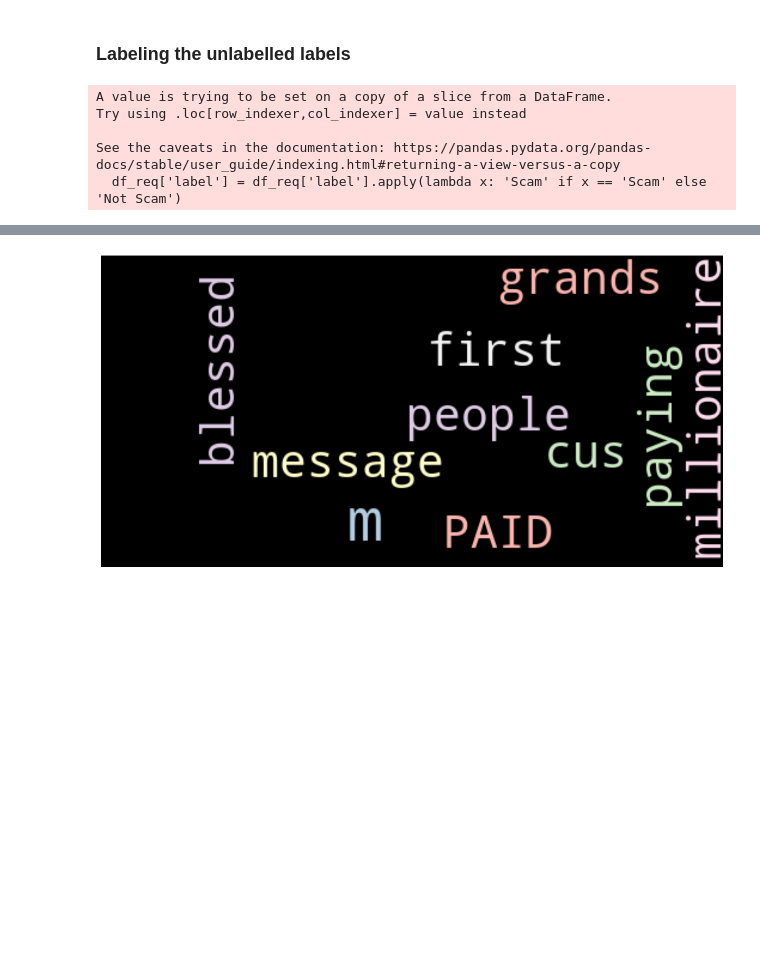
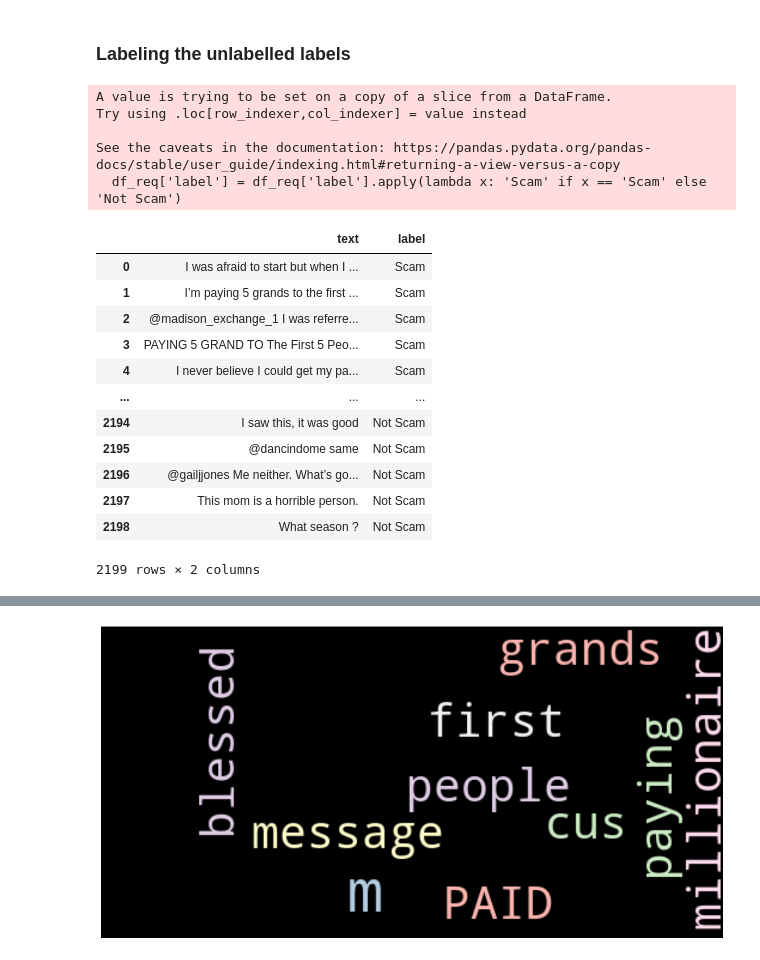
Before and after one commit to Taoheed-O/Spam_Detector_using_RNN_LSTM, a Jupyter notebook: main.ipynb, the cells around one changed output, grey strips where cells are left out. Cells and saved outputs as stored; diff of their text form; code cells hidden in the pictures; blank space fills up the shorter version.

Commit message:
starting project

```diff
--- a/main.ipynb
+++ b/main.ipynb
@@ -75,9 +82,23 @@ memory usage: 34.5+ KB
 ### Labeling the unlabelled labels
 # %%
 df_req['label'] = df_req['label'].apply(lambda x: 'Scam' if x == 'Scam' else 'Not Scam')
+df_req
 # %% [output]
 A value is trying to be set on a copy of a slice from a DataFrame.
 Try using .loc[row_indexer,col_indexer] = value instead
 
 See the caveats in the documentation: https://pandas.pydata.org/pandas-docs/stable/user_guide/indexing.html#returning-a-view-versus-a-copy
   df_req['label'] = df_req['label'].apply(lambda x: 'Scam' if x == 'Scam' else 'Not Scam')
+|  | text | label |
+| 0 | I was afraid to start but when I ... | Scam |
+| 1 | I’m paying 5 grands to the first ... | Scam |
+| 2 | @madison_exchange_1 I was referre... | Scam |
+| 3 | PAYING 5 GRAND TO The First 5 Peo... | Scam |
+| 4 | I never believe I could get my pa... | Scam |
+| ... | ... | ... |
+| 2194 | I saw this, it was good | Not Scam |
+| 2195 | @dancindome same | Not Scam |
+| 2196 | @gailjjones Me neither. What’s go... | Not Scam |
+| 2197 | This mom is a horrible person. | Not Scam |
+| 2198 | What season ? | Not Scam |
+2199 rows × 2 columns
```
Also changed, not shown: parts of 7 cells of this notebook.
